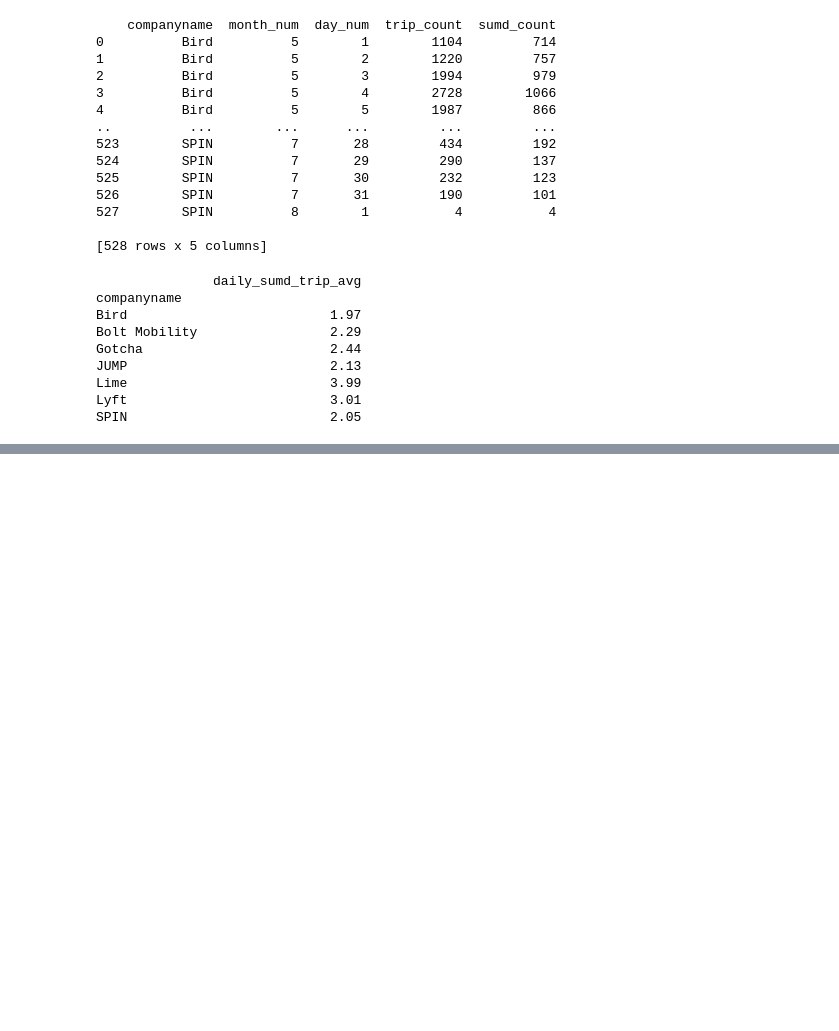
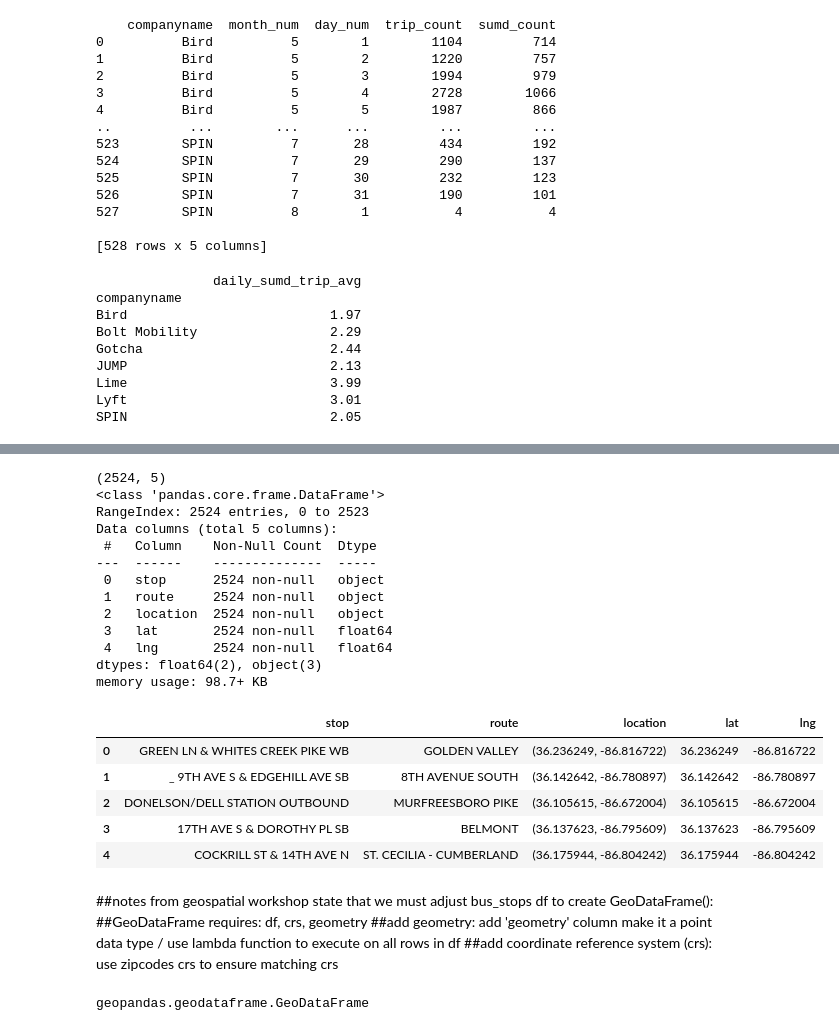
Before and after one commit to NSS-Data-Analytics-Cohort-8/scooter-partner1-witch_trial_logic, a Jupyter notebook: notebooks/sqlalchemy.ipynb, the cells around one changed output, grey strips where cells are left out. Drawn from its saved outputs; the diff is of its cells as text; code cells hidden in the pictures; blank space fills up the shorter version.

```diff
--- a/notebooks/sqlalchemy.ipynb
+++ b/notebooks/sqlalchemy.ipynb
@@ -740,0 +773,42 @@ When did it occur? Does this vary by zip code or other geographic region?
+# %%
+##4 Project Prep
+##read in bus stop data / review shape, info, & head
+
+bus_stops= pd.read_csv('../data/busstops_cleaned.csv')
+print(bus_stops.shape)
+bus_stops.info()
+bus_stops.head()
+# %% [output]
+(2524, 5)
+<class 'pandas.core.frame.DataFrame'>
+RangeIndex: 2524 entries, 0 to 2523
+Data columns (total 5 columns):
+ #   Column    Non-Null Count  Dtype
+---  ------    --------------  -----
+ 0   stop      2524 non-null   object
+ 1   route     2524 non-null   object
+ 2   location  2524 non-null   object
+ 3   lat       2524 non-null   float64
+ 4   lng       2524 non-null   float64
+dtypes: float64(2), object(3)
+memory usage: 98.7+ KB
+|  | stop | route | location | lat | lng |
+| 0 | GREEN LN & WHITES CREEK PIKE WB | GOLDEN VALLEY | (36.236249, -86.816722) | 36.236249 | -86.816722 |
+| 1 | _ 9TH AVE S & EDGEHILL AVE SB | 8TH AVENUE SOUTH | (36.142642, -86.780897) | 36.142642 | -86.780897 |
+| 2 | DONELSON/DELL STATION OUTBOUND | MURFREESBORO PIKE | (36.105615, -86.672004) | 36.105615 | -86.672004 |
+| 3 | 17TH AVE S & DOROTHY PL SB | BELMONT | (36.137623, -86.795609) | 36.137623 | -86.795609 |
+| 4 | COCKRILL ST & 14TH AVE N | ST. CECILIA - CUMBERLAND | (36.175944, -86.804242) | 36.175944 | -86.804242 |
+# %% [markdown]
+##notes from geospatial workshop state that we must adjust bus_stops df to create GeoDataFrame():
+##GeoDataFrame requires: df, crs, geometry
+##add geometry: add 'geometry' column make it a point data type / use lambda function to execute on all rows in df
+##add coordinate reference system (crs): use zipcodes crs to ensure matching crs
+# %%
+##4 Project Prep
+##add geometry / create GeoDataFrame / verify type
+
+bus_stops['geometry'] = bus_stops.apply(lambda x: Point((x.lng, x.lat)), axis=1)
+bus_geo = gpd.GeoDataFrame(bus_stops, crs=zipcodes.crs, geometry=bus_stops['geometry'])
+type(bus_geo)
+# %% [output]
+geopandas.geodataframe.GeoDataFrame
```
Also changed, not shown: parts of 7 cells of this notebook.
